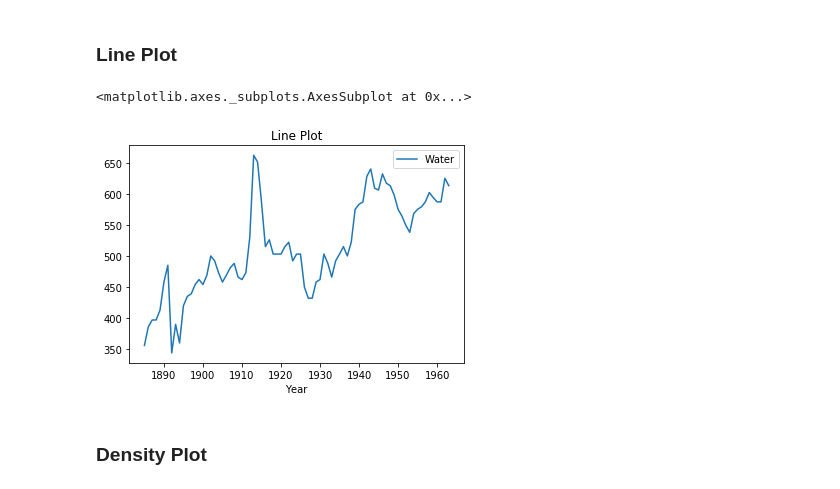
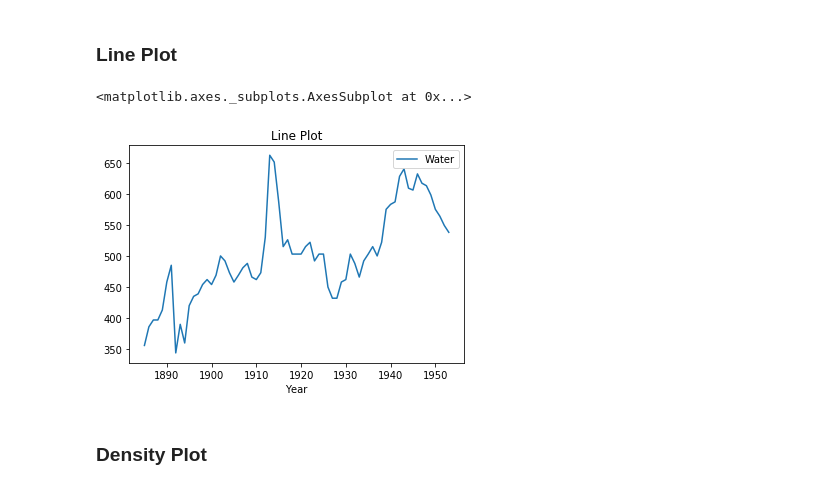
Before and after one commit to ShikharJ/CS566-Advanced-ML, a Jupyter notebook: Assignment 1/Assignment 1.ipynb, the cells around one changed output. Saved outputs shown, nothing was run; the diff lists cells and outputs as text; code cells hidden in the pictures.

```diff
--- a/Assignment 1/Assignment 1.ipynb
+++ b/Assignment 1/Assignment 1.ipynb
@@ -12,6 +13,8 @@ np.random.seed(21)
 # %%
-data = pd.read_csv('TimeSeries.csv', encoding = 'utf-8')
+# Read the CSV file data.
+data = pd.read_csv('TimeSeries.csv')
 data['Water'] = pd.to_numeric(data['Water'])
+evaluation_index = 69
 # %%
 data
 # %% [output]
@@ -75,9 +97,10 @@ Testing RMSE:  17.190113437671084
 # %% [markdown]
 ### Line Plot
 # %%
-data.plot.line(x = 'Year', y = 'Water', title = 'Line Plot')
+# Plot the line plot for training set.
+data.iloc[: evaluation_index, :].plot.line(x = 'Year', y = 'Water', title = 'Line Plot')
 # %% [output]
 <matplotlib.axes._subplots.AxesSubplot at 0x...>
-[figure, old version]
+[figure, new version]
 # %% [markdown]
 ### Density Plot
```
Also changed, not shown: parts of 14 cells of this notebook.
